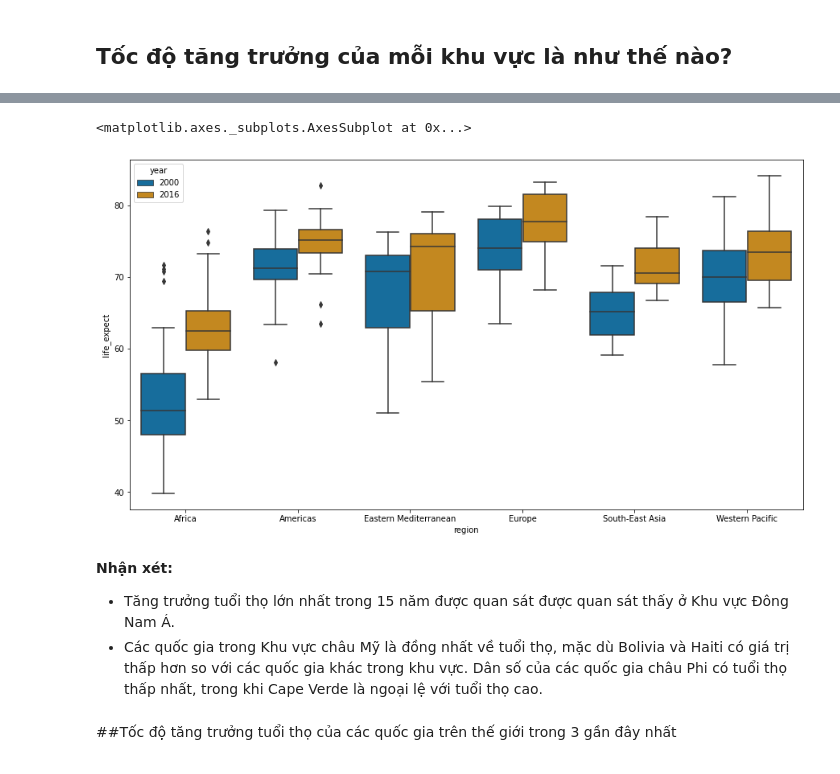
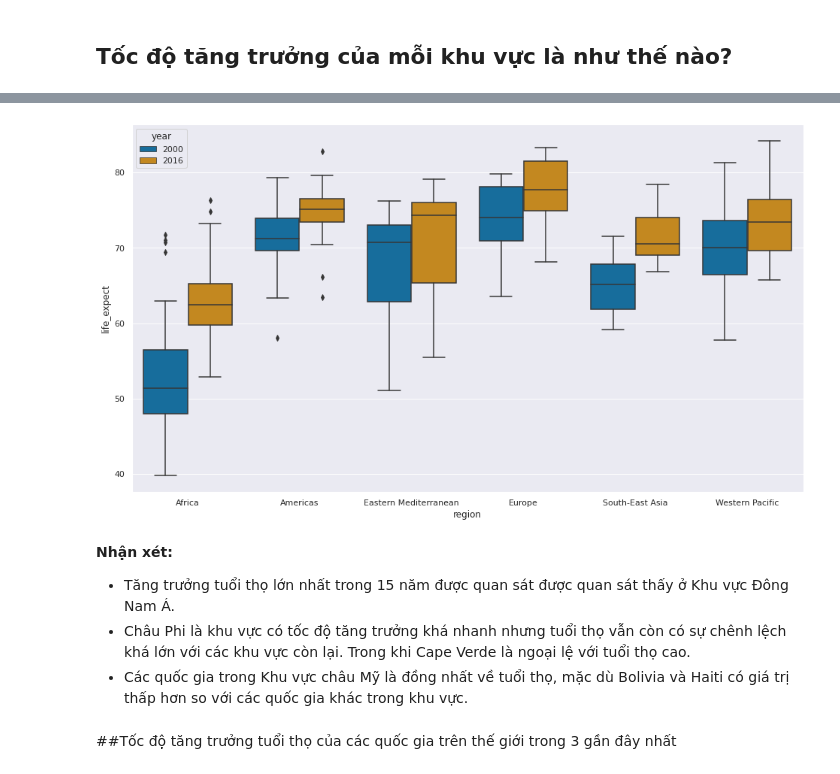
Before and after one commit to XQuyTran/Final_Project_LTKHDL, a Jupyter notebook: Version01-P4DS.ipynb, the cells around one changed output, grey strips where cells are left out. Saved outputs shown, nothing was run; the diff lists cells and outputs as text; code cells hidden in the pictures.

```diff
--- a/Version01-P4DS.ipynb
+++ b/Version01-P4DS.ipynb
@@ -176,2 +203,5 @@ Index(['hospitals', 'une_poverty', 'une_literacy', 'une_school'], dtype='object'
+# %%
+name_columns = ['country_code']
+data_df = data_df.drop(columns=name_columns, axis=1)
 # %% [markdown]
 # Tìm các insight
@@ -400,16 +444,17 @@ df1.head()
 # %%
-plt.subplots(figsize=(15,8))
+plt.subplots(figsize=(16,9))
 sns.boxplot(y='life_expect', x='region',
                  data=df1,
                  palette="colorblind",
                  hue='year')
+plt.show()
 # %% [output]
-<matplotlib.axes._subplots.AxesSubplot at 0x...>
-[figure, old version]
+[figure, new version]
 # %% [markdown]
 **Nhận xét:**
 - Tăng trưởng tuổi thọ lớn nhất trong 15 năm được quan sát được quan sát thấy ở Khu vực Đông Nam Á.
-- Các quốc gia trong Khu vực châu Mỹ là đồng nhất về tuổi thọ, mặc dù Bolivia và Haiti có giá trị thấp hơn so với các quốc gia khác trong khu vực. Dân số của các quốc gia châu Phi có tuổi thọ thấp nhất, trong khi Cape Verde là ngoại lệ với tuổi thọ cao.
+- Châu Phi là khu vực có tốc độ tăng trưởng khá nhanh nhưng tuổi thọ vẫn còn có sự chênh lệch khá lớn với  các khu vực còn lại. Trong khi Cape Verde là ngoại lệ với tuổi thọ cao.
+- Các quốc gia trong Khu vực châu Mỹ là đồng nhất về tuổi thọ, mặc dù Bolivia và Haiti có giá trị thấp hơn so với các quốc gia khác trong khu vực.
 # %% [markdown]
 ##Tốc độ tăng trưởng tuổi thọ của các quốc gia trên thế giới trong 3 gần đây nhất
 # %% [markdown]
```
Also changed, not shown: parts of 77 cells of this notebook.
